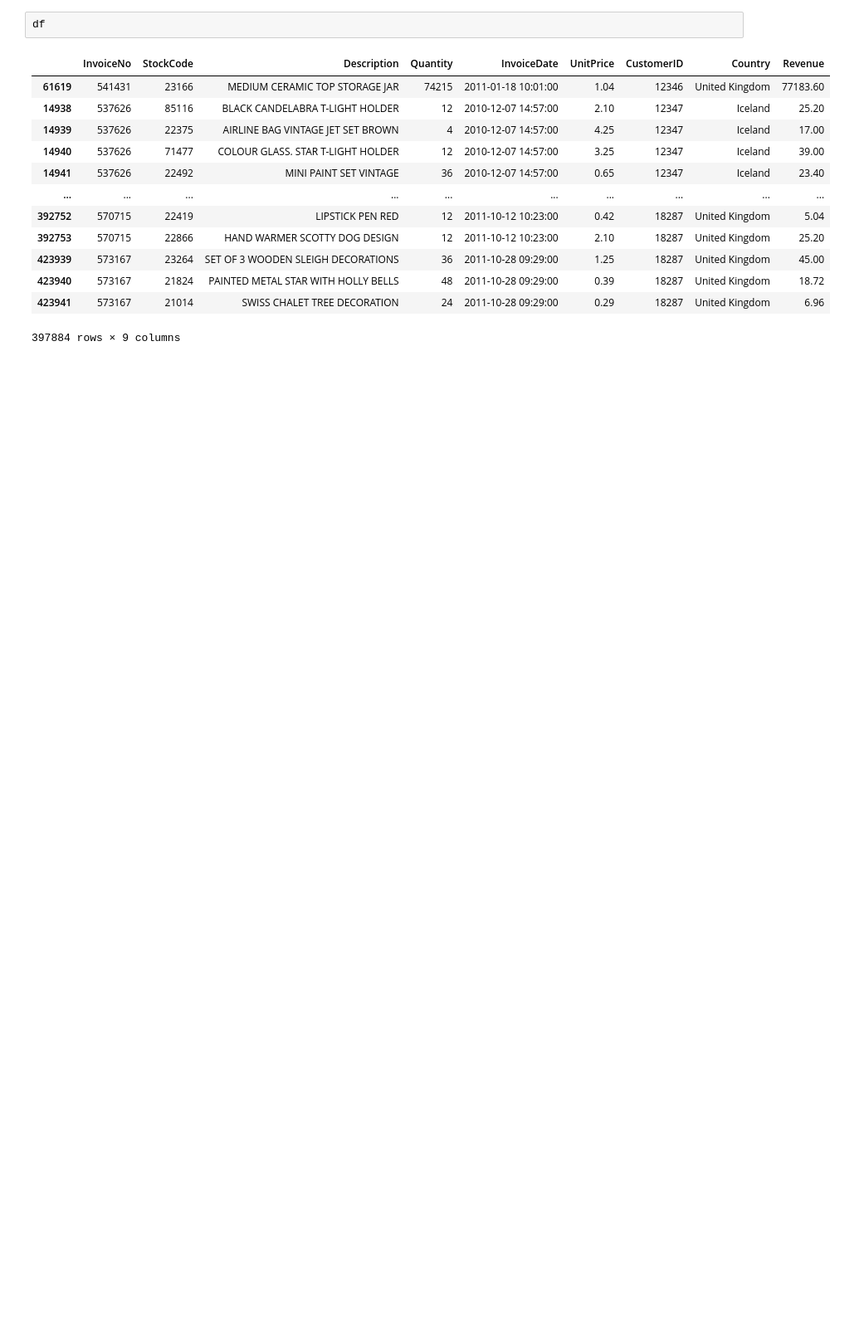
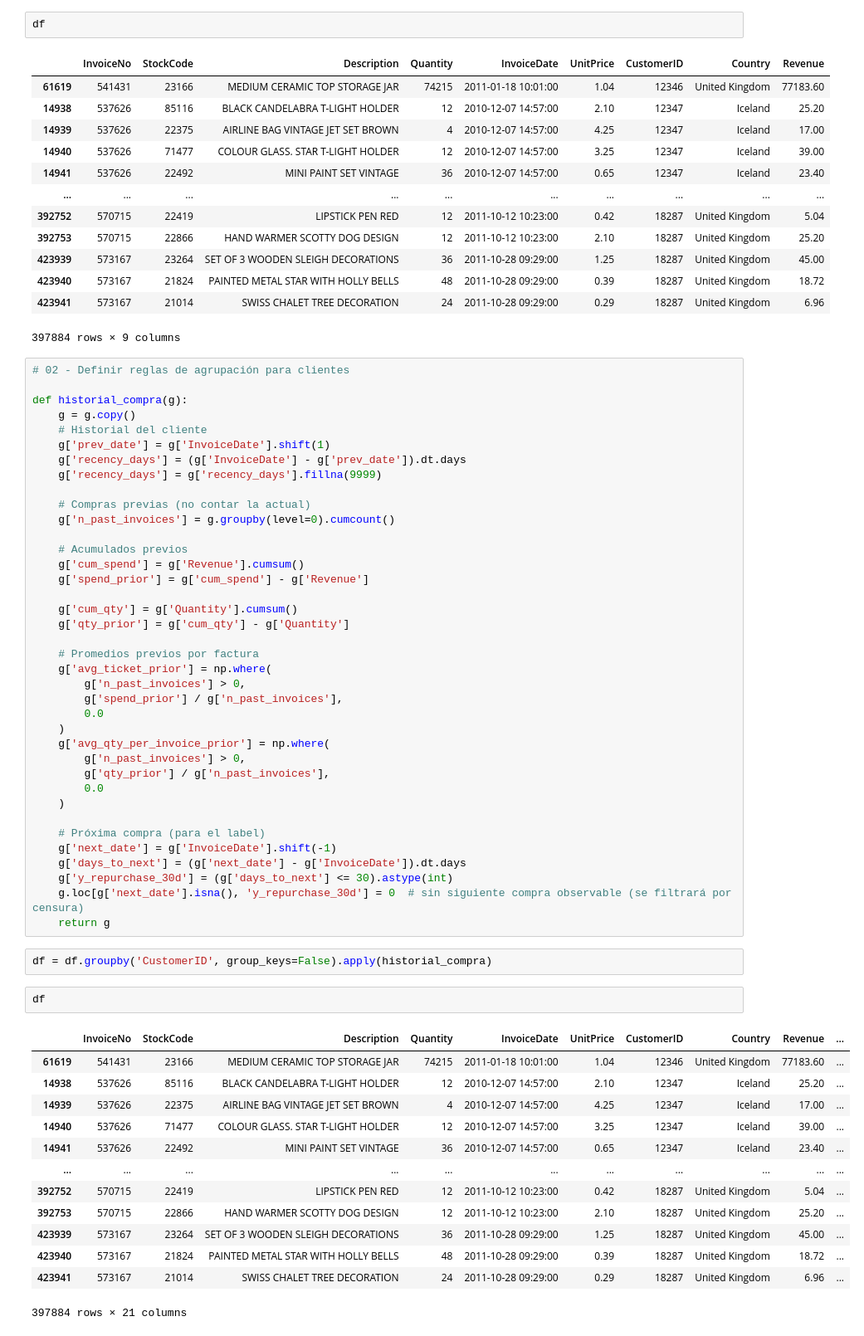
Before and after one commit to gabrielaaguiv5/ProyectoFinalMLOps, a Jupyter notebook: notebooks/EDA.ipynb, the cells around one changed output. Shown at 83% size. Saved outputs shown, nothing was run; the diff lists cells and outputs as text; blank space fills up the shorter version.

```diff
--- a/notebooks/EDA.ipynb
+++ b/notebooks/EDA.ipynb
@@ -217,3 +225,59 @@ df
 | 423940 | 573167 | 21824 | PAINTED METAL STAR WITH HOLLY BELLS | 48 | 2011-10-28 09:29:00 | 0.39 | 18287 | United Kingdom | 18.72 |
 | 423941 | 573167 | 21014 | SWISS CHALET TREE DECORATION | 24 | 2011-10-28 09:29:00 | 0.29 | 18287 | United Kingdom | 6.96 |
 397884 rows × 9 columns
+# %%
+# 02 - Definir reglas de agrupación para clientes
+
+def historial_compra(g):
+    g = g.copy()
+    # Historial del cliente
+    g['prev_date'] = g['InvoiceDate'].shift(1)
+    g['recency_days'] = (g['InvoiceDate'] - g['prev_date']).dt.days
+    g['recency_days'] = g['recency_days'].fillna(9999)
+
+    # Compras previas (no contar la actual)
+    g['n_past_invoices'] = g.groupby(level=0).cumcount()
+
+    # Acumulados previos
+    g['cum_spend'] = g['Revenue'].cumsum()
+    g['spend_prior'] = g['cum_spend'] - g['Revenue']
+
+    g['cum_qty'] = g['Quantity'].cumsum()
+    g['qty_prior'] = g['cum_qty'] - g['Quantity']
+
+    # Promedios previos por factura
+    g['avg_ticket_prior'] = np.where(
+        g['n_past_invoices'] > 0,
+        g['spend_prior'] / g['n_past_invoices'],
+        0.0
+    )
+    g['avg_qty_per_invoice_prior'] = np.where(
+        g['n_past_invoices'] > 0,
+        g['qty_prior'] / g['n_past_invoices'],
+        0.0
+    )
+
+    # Próxima compra (para el label)
+    g['next_date'] = g['InvoiceDate'].shift(-1)
+    g['days_to_next'] = (g['next_date'] - g['InvoiceDate']).dt.days
+    g['y_repurchase_30d'] = (g['days_to_next'] <= 30).astype(int)
+    g.loc[g['next_date'].isna(), 'y_repurchase_30d'] = 0  # sin siguiente compra observable (se filtrará por censura)
+    return g
+# %%
+df = df.groupby('CustomerID', group_keys=False).apply(historial_compra)
+# %%
+df
+# %% [output]
+|  | InvoiceNo | StockCode | Description | Quantity | InvoiceDate | UnitPrice | CustomerID | Country | Revenue | ... |
+| 61619 | 541431 | 23166 | MEDIUM CERAMIC TOP STORAGE JAR | 74215 | 2011-01-18 10:01:00 | 1.04 | 12346 | United Kingdom | 77183.60 | ... |
+| 14938 | 537626 | 85116 | BLACK CANDELABRA T-LIGHT HOLDER | 12 | 2010-12-07 14:57:00 | 2.10 | 12347 | Iceland | 25.20 | ... |
+| 14939 | 537626 | 22375 | AIRLINE BAG VINTAGE JET SET BROWN | 4 | 2010-12-07 14:57:00 | 4.25 | 12347 | Iceland | 17.00 | ... |
+| 14940 | 537626 | 71477 | COLOUR GLASS. STAR T-LIGHT HOLDER | 12 | 2010-12-07 14:57:00 | 3.25 | 12347 | Iceland | 39.00 | ... |
+| 14941 | 537626 | 22492 | MINI PAINT SET VINTAGE | 36 | 2010-12-07 14:57:00 | 0.65 | 12347 | Iceland | 23.40 | ... |
+| ... | ... | ... | ... | ... | ... | ... | ... | ... | ... | ... |
+| 392752 | 570715 | 22419 | LIPSTICK PEN RED | 12 | 2011-10-12 10:23:00 | 0.42 | 18287 | United Kingdom | 5.04 | ... |
+| 392753 | 570715 | 22866 | HAND WARMER SCOTTY DOG DESIGN | 12 | 2011-10-12 10:23:00 | 2.10 | 18287 | United Kingdom | 25.20 | ... |
+| 423939 | 573167 | 23264 | SET OF 3 WOODEN SLEIGH DECORATIONS | 36 | 2011-10-28 09:29:00 | 1.25 | 18287 | United Kingdom | 45.00 | ... |
+| 423940 | 573167 | 21824 | PAINTED METAL STAR WITH HOLLY BELLS | 48 | 2011-10-28 09:29:00 | 0.39 | 18287 | United Kingdom | 18.72 | ... |
+| 423941 | 573167 | 21014 | SWISS CHALET TREE DECORATION | 24 | 2011-10-28 09:29:00 | 0.29 | 18287 | United Kingdom | 6.96 | ... |
+397884 rows × 21 columns
```
Also changed, not shown: parts of 6 cells of this notebook.
